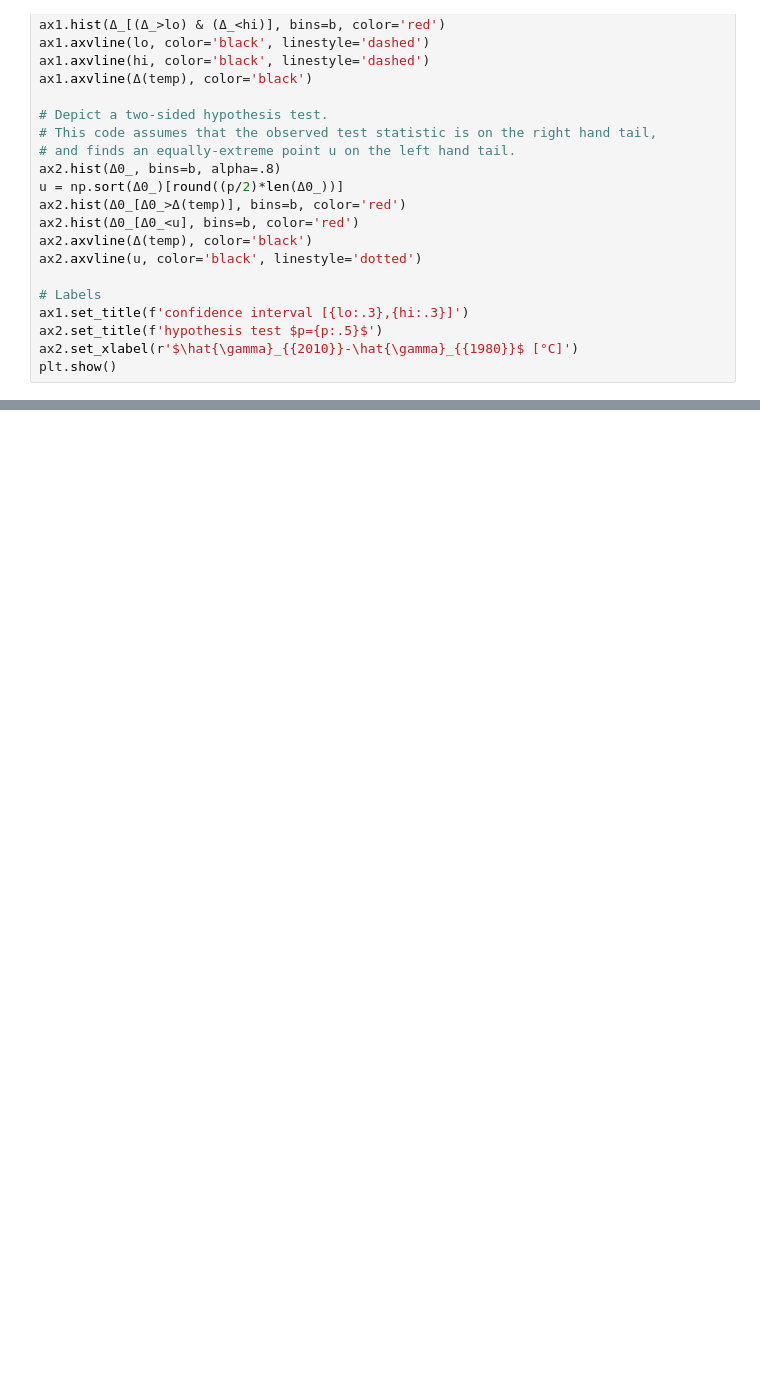
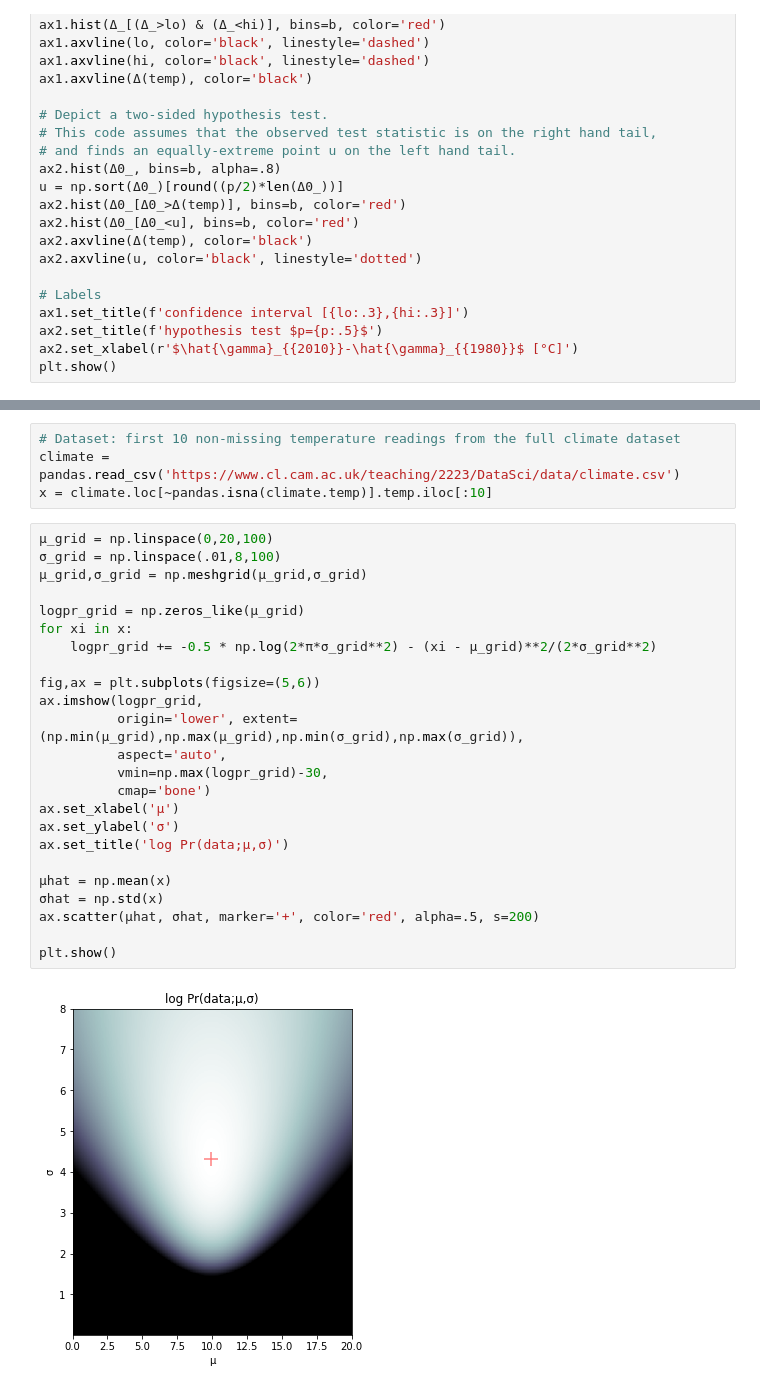
Before and after one commit to damonjw/datasci, a Jupyter notebook: ex/ex3.ipynb, the cells around one changed output, grey strips where cells are left out. Cells and saved outputs as stored; diff of their text form; blank space fills up the shorter version.

```diff
--- a/ex/ex3.ipynb
+++ b/ex/ex3.ipynb
@@ -215,0 +223,30 @@ plt.show()
+# %%
+# Dataset: first 10 non-missing temperature readings from the full climate dataset
+climate = pandas.read_csv('https://www.cl.cam.ac.uk/teaching/2223/DataSci/data/climate.csv')
+x = climate.loc[~pandas.isna(climate.temp)].temp.iloc[:10]
+# %%
+μ_grid = np.linspace(0,20,100)
+σ_grid = np.linspace(.01,8,100)
+μ_grid,σ_grid = np.meshgrid(μ_grid,σ_grid)
+
+logpr_grid = np.zeros_like(μ_grid)
+for xi in x:
+    logpr_grid += -0.5 * np.log(2*π*σ_grid**2) - (xi - μ_grid)**2/(2*σ_grid**2)
+
+fig,ax = plt.subplots(figsize=(5,6))
+ax.imshow(logpr_grid,
+          origin='lower', extent=(np.min(μ_grid),np.max(μ_grid),np.min(σ_grid),np.max(σ_grid)),
+          aspect='auto',
+          vmin=np.max(logpr_grid)-30,
+          cmap='bone')
+ax.set_xlabel('μ')
+ax.set_ylabel('σ')
+ax.set_title('log Pr(data;μ,σ)')
+
+μhat = np.mean(x)
+σhat = np.std(x)
+ax.scatter(μhat, σhat, marker='+', color='red', alpha=.5, s=200)
+
+plt.show()
+# %% [output]
+[figure, added]
```
Also changed, not shown: parts of 5 cells of this notebook, 1 other file.
